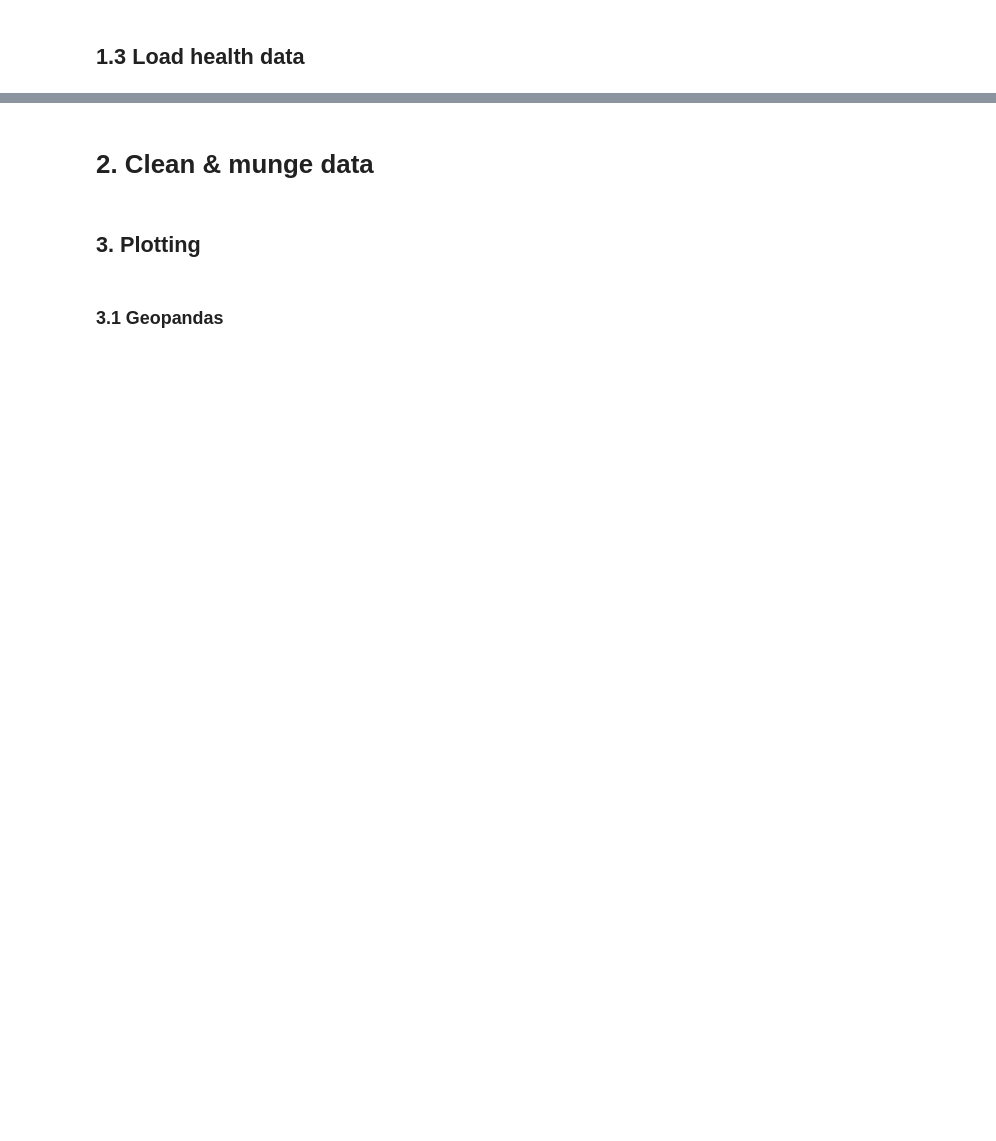
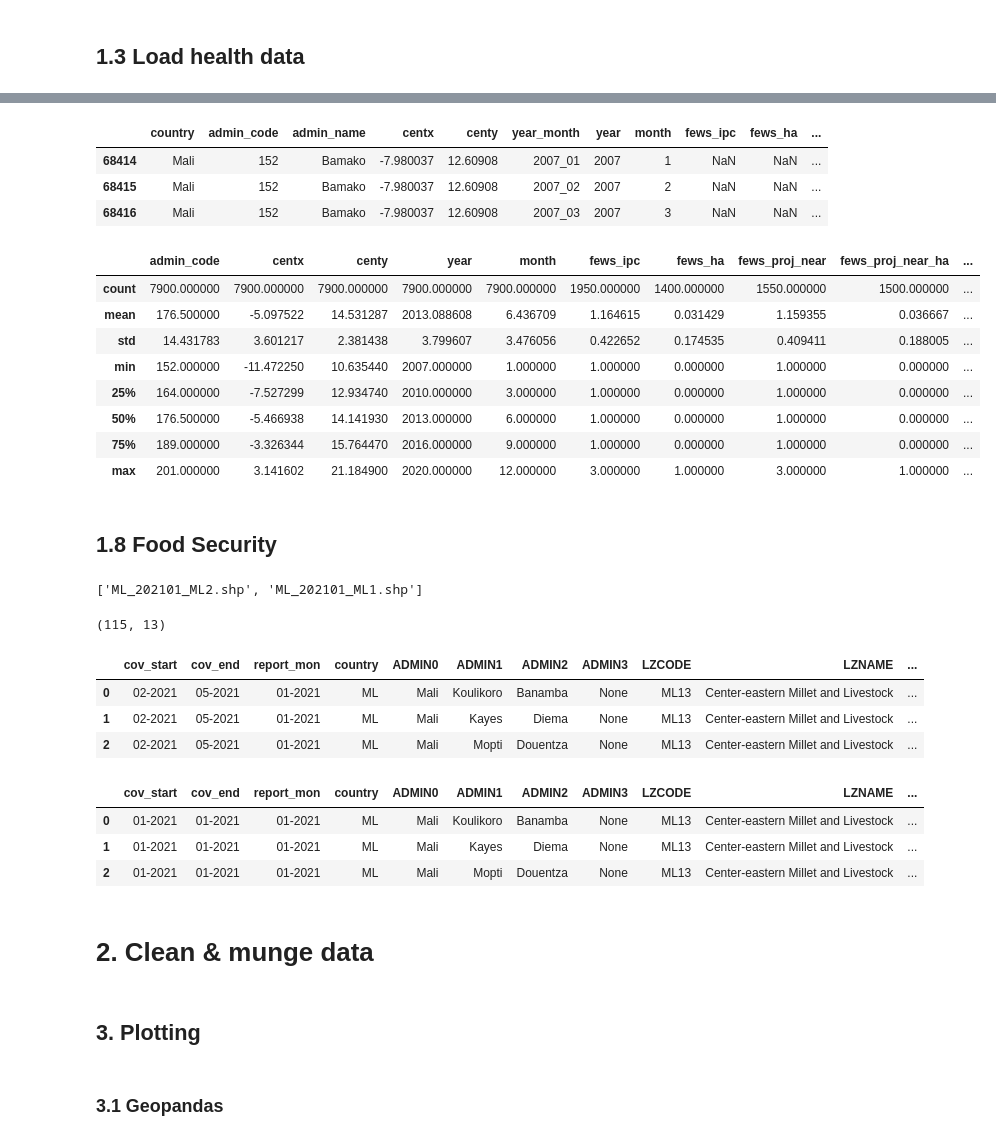
Before and after one commit to datakind/Mar21-humanitarian-data, a Jupyter notebook: Mali_map_python/notebooks/Mali_baseline_map.ipynb, the cells around one changed output, grey strips where cells are left out. Drawn from its saved outputs; the diff is of its cells as text; code cells hidden in the pictures; blank space fills up the shorter version.

```diff
--- a/Mali_map_python/notebooks/Mali_baseline_map.ipynb
+++ b/Mali_map_python/notebooks/Mali_baseline_map.ipynb
@@ -4,6 +4,7 @@ import glob, os
 
 import json
 import numpy as np
+import matplotlib.pyplot as plt
 import pandas as pd
 
 import geopandas as gpd
@@ -16,8 +17,9 @@ from shapely.geometry import Point
 import unicodedata
 import pysal as ps
 
-import matplotlib.pyplot as plt
+
 plt.rcParams["figure.figsize"] = (15,8)
+pd.set_option('display.max_columns', None)
 # %% [markdown]
 # 1. Data loading
 # %% [markdown]
@@ -133,0 +185,27 @@ gis_road.head(3)
+# %%
+food_crisis_url = 'https://drive.google.com/file/d/1LfWAfl2nvvKX3ATYgfyUC-y-uaYsK006/view?usp=sharing'
+food_crisis_url =  'https://drive.google.com/uc?export=download&id='+food_crisis_url.split('/')[-2]
+fdc_df= csv_from_url(food_crisis_url)
+# select only Mali
+fdc_df = fdc_df[fdc_df.country =='Mali']
+# %%
+fdc_df.head(3)
+# %% [output]
+|  | country | admin_code | admin_name | centx | centy | year_month | year | month | fews_ipc | fews_ha | ... |
+| 68414 | Mali | 152 | Bamako | -7.980037 | 12.60908 | 2007_01 | 2007 | 1 | NaN | NaN | ... |
+| 68415 | Mali | 152 | Bamako | -7.980037 | 12.60908 | 2007_02 | 2007 | 2 | NaN | NaN | ... |
+| 68416 | Mali | 152 | Bamako | -7.980037 | 12.60908 | 2007_03 | 2007 | 3 | NaN | NaN | ... |
+# %%
+fdc_df.describe()
+# %% [output]
+|  | admin_code | centx | centy | year | month | fews_ipc | fews_ha | fews_proj_near | fews_proj_near_ha | ... |
+| count | 7900.000000 | 7900.000000 | 7900.000000 | 7900.000000 | 7900.000000 | 1950.000000 | 1400.000000 | 1550.000000 | 1500.000000 | ... |
+| mean | 176.500000 | -5.097522 | 14.531287 | 2013.088608 | 6.436709 | 1.164615 | 0.031429 | 1.159355 | 0.036667 | ... |
+| std | 14.431783 | 3.601217 | 2.381438 | 3.799607 | 3.476056 | 0.422652 | 0.174535 | 0.409411 | 0.188005 | ... |
+| min | 152.000000 | -11.472250 | 10.635440 | 2007.000000 | 1.000000 | 1.000000 | 0.000000 | 1.000000 | 0.000000 | ... |
+| 25% | 164.000000 | -7.527299 | 12.934740 | 2010.000000 | 3.000000 | 1.000000 | 0.000000 | 1.000000 | 0.000000 | ... |
+| 50% | 176.500000 | -5.466938 | 14.141930 | 2013.000000 | 6.000000 | 1.000000 | 0.000000 | 1.000000 | 0.000000 | ... |
+| 75% | 189.000000 | -3.326344 | 15.764470 | 2016.000000 | 9.000000 | 1.000000 | 0.000000 | 1.000000 | 0.000000 | ... |
+| max | 201.000000 | 3.141602 | 21.184900 | 2020.000000 | 12.000000 | 3.000000 | 1.000000 | 3.000000 | 1.000000 | ... |
+# %% [markdown]
+## 1.8 Food Security
@@ -134,3 +218,25 @@ gis_road.head(3)
+# %%
+fs_shp_fnames
+# %% [output]
+['ML_202101_ML2.shp', 'ML_202101_ML1.shp']
+# %%
+fs_df_cur.shape
+# %% [output]
+(115, 13)
+# %%
+fs_df_proj.head(3)
+# %% [output]
+|  | cov_start | cov_end | report_mon | country | ADMIN0 | ADMIN1 | ADMIN2 | ADMIN3 | LZCODE | LZNAME | ... |
+| 0 | 02-2021 | 05-2021 | 01-2021 | ML | Mali | Koulikoro | Banamba | None | ML13 | Center-eastern Millet and Livestock | ... |
+| 1 | 02-2021 | 05-2021 | 01-2021 | ML | Mali | Kayes | Diema | None | ML13 | Center-eastern Millet and Livestock | ... |
+| 2 | 02-2021 | 05-2021 | 01-2021 | ML | Mali | Mopti | Douentza | None | ML13 | Center-eastern Millet and Livestock | ... |
+# %%
+fs_df_cur.head(3)
+# %% [output]
+|  | cov_start | cov_end | report_mon | country | ADMIN0 | ADMIN1 | ADMIN2 | ADMIN3 | LZCODE | LZNAME | ... |
+| 0 | 01-2021 | 01-2021 | 01-2021 | ML | Mali | Koulikoro | Banamba | None | ML13 | Center-eastern Millet and Livestock | ... |
+| 1 | 01-2021 | 01-2021 | 01-2021 | ML | Mali | Kayes | Diema | None | ML13 | Center-eastern Millet and Livestock | ... |
+| 2 | 01-2021 | 01-2021 | 01-2021 | ML | Mali | Mopti | Douentza | None | ML13 | Center-eastern Millet and Livestock | ... |
 # %% [markdown]
 # 2. Clean & munge data
 # %%
```
Also changed, not shown: parts of 27 cells of this notebook.
